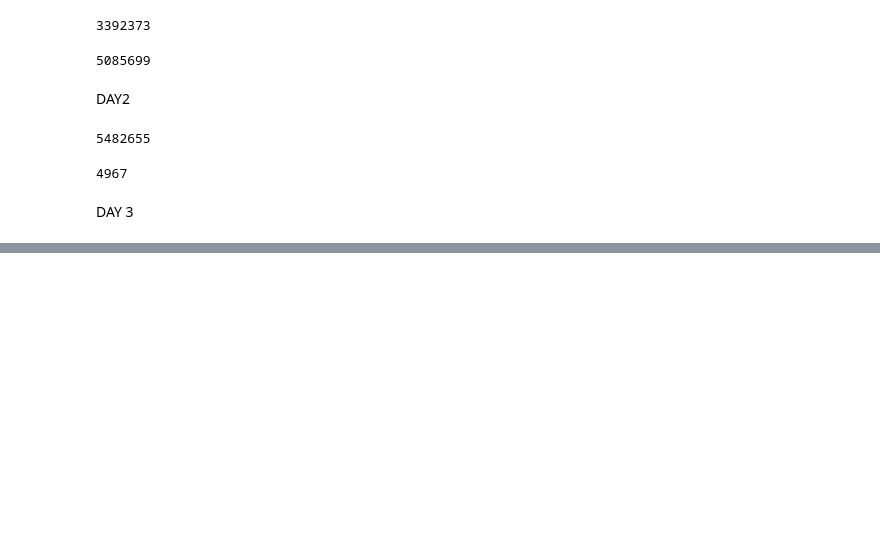
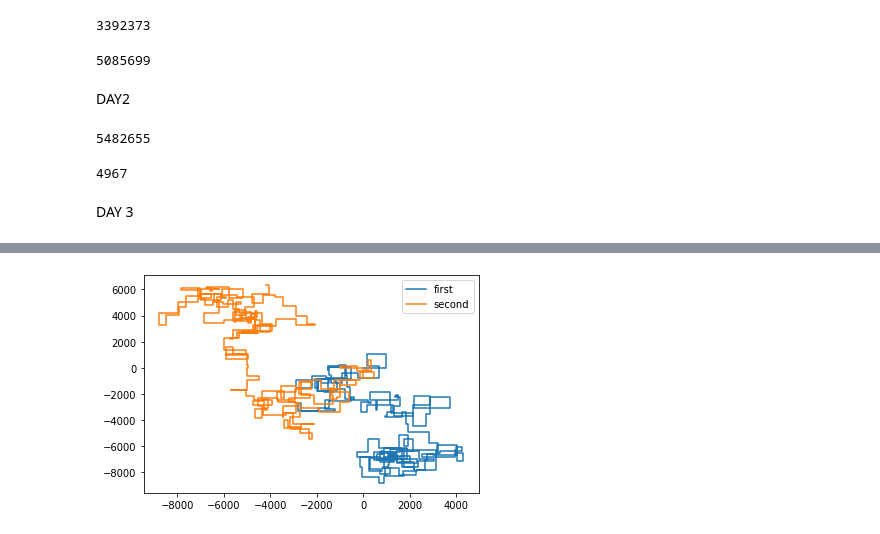
Before and after one commit to peteranagy/adventofcode, a Jupyter notebook: adventofcode19.ipynb, the cells around one changed output, grey strips where cells are left out. Drawn from its saved outputs; the diff is of its cells as text; code cells hidden in the pictures; blank space fills up the shorter version.

```diff
--- a/adventofcode19.ipynb
+++ b/adventofcode19.ipynb
@@ -77,3 +77,36 @@ for i in range(99):
 4967
 # %% [markdown]
 DAY 3
+# %%
+master = "https://raw.githubusercontent.com/peteranagy/adventofcode/master/day3"
+req = requests.get(master)
+req = req.text
+data=list(req.split("\n"))[:-1]
+first_w=data[0].strip("<").split(",")
+second_w=data[1].strip("<").split(",")
+# %%
+datafr=pd.DataFrame(index=range(max(len(first_w),len(second_w))))
+
+
+def coordinates(first,datafr,name):
+  datafr["R%s" %name]=0
+  datafr["U%s" %name]=0
+  a=1
+  for i in first:
+    if i[0]=="R":
+      datafr.loc[a,"R%s" %name]=datafr.loc[a-1,"R%s" %name]+int(i[1:])
+      datafr.loc[a,"U%s" %name]=datafr.loc[a-1,"U%s" %name]
+    elif i[0]=="L":
+      datafr.loc[a,"R%s" %name]=datafr.loc[a-1,"R%s" %name]-int(i[1:])
+      datafr.loc[a,"U%s" %name]=datafr.loc[a-1,"U%s" %name]
+    elif i[0]=="U":
+      datafr.loc[a,"U%s" %name]=datafr.loc[a-1,"U%s" %name]+int(i[1:])
+      datafr.loc[a,"R%s" %name]=datafr.loc[a-1,"R%s" %name]
+    elif i[0]=="D":
+      datafr.loc[a,"U%s" %name]=datafr.loc[a-1,"U%s" %name]-int(i[1:])
+      datafr.loc[a,"R%s" %name]=datafr.loc[a-1,"R%s" %name]
+    a=a+1
+  return datafr
+
+datafr=coordinates(first_w, datafr,1)
+datafr=coordinates(second_w, datafr,2)
@@ -79,0 +129,8 @@ DAY 3
+# %%
+import matplotlib.pyplot as plt
+plt.plot(datafr["R1"],datafr["U1"])
+plt.plot(datafr["R2"],datafr["U2"])
+plt.legend(["first","second"])
+plt.show()
+# %% [output]
+[figure, added]
```
Also changed, not shown: parts of 3 cells of this notebook.
